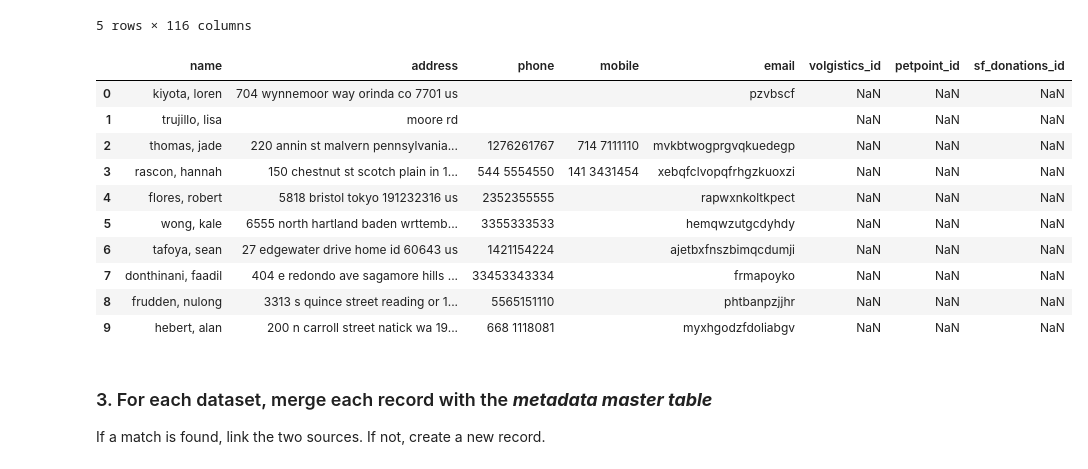
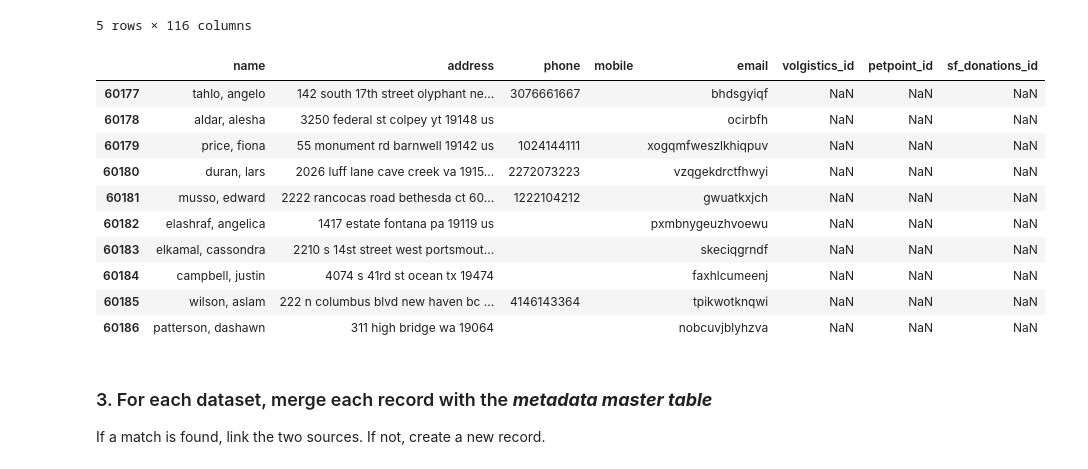
Before and after one commit to CodeForPhilly/paws-data-pipeline, a Jupyter notebook: load_paws_data.ipynb, the cells around one changed output. Drawn from its saved outputs; the diff is of its cells as text; code cells hidden in the pictures.

```diff
--- a/load_paws_data.ipynb
+++ b/load_paws_data.ipynb
@@ -140,14 +141,14 @@ def create_user_master_df(connection, query, *addl_columns):
 
     return df
 # %%
-def standardize_states(state,  min_score=.8):
+def standardize_states(state,  min_ratio=80):
     """
     Taking a state or territory's name as its argument, this function returns
     the 2 letter postal abbreviation. Since the data is human input and
     often misspelled, it relies on a fuzzy match based on the Levenshtein
     Distance.
 
-    If the fuzzy match score is above a minimum (defaulting to 80%) it
+    If the fuzzy match ratio is above a minimum (defaulting to 80%) it
     selects the top match, otherwise it returns a blank.
     """
 
@@ -212,51 +213,73 @@ def standardize_states(state,  min_score=.8):
                      'palau': 'pw',
                      'puerto rico': 'pr',
                      'virgin islands': 'vi'}
+
+    # check if it's 2 letters long and if it is, return it
+    if len(state) <= 2:
+        return state
+
+    # get levenshtein ratio score for every state or territory in the dictionary
+    # and keep only those above the minimum ratio
+    fuzz_ratios = pd.Series(list(state_abbr_dict.keys()), index = state_abbr_dict.keys())
+    fuzz_ratios = fuzz_ratios.apply(lambda x: fuzz.ratio(x, state))
+    fuzz_ratios = fuzz_ratios[fuzz_ratios >= min_ratio]
+
+    # either return the abbreviation for the top scoring state, or if nothing is
+    # over the minimum score return an empty string
+    if len(fuzz_ratios > 0):
+        best_abbr = fuzz_ratios.idxmax()
+        return state_abbr_dict[best_abbr]
+    else:
+        return ''
 # %%
 # create master dataframe using the 'salesforcecontacts' table
 
 sf_cont_query = """SELECT    last_name
                              , first_name
                              , mailing_street as street
                              , mailing_city as city
                              , mailing_state_province as state_etc
                              , mailing_zip_postal_code as zipcode
                              , mailing_country as country
                              , phone
                              , mobile
                              , email
                     FROM     salesforcecontacts"""
 
 ### cleanup still to do in pandas ###
-# street needs to have formatting standardized (eg 19th st vs 19 st, n vs north)- probably want to always go with the shorter version. this will be onerous, but maybe there's a library on github for this. Some of this will just be stripping to letters and numbers, then looking for names like south, avenue, apartment etec and making them the abbreviation- there must be a list of these things, actually Jonathan might have given me code with that list
-# some states are written as full names, some as abbreviations- this won't be so bad, make everything 2 letters, have all fifty states, get a distance score or percentage, take the top one if it's above a cutoff, otherwise leave it blank
+# street needs to have formatting standardized (eg 19th st vs 19 st, n vs north)
 
 master_df = create_user_master_df(conn, sf_cont_query, 'volgistics_id', 'petpoint_id', 'sf_donations_id')
 
 # combine last and first names to make a single name column
 master_df['name'] = master_df['last_name'] + ', ' + master_df['first_name']
 
 # standardize state and territory names to their 2 letter postal abbreviation
 master_df['state_etc'] = master_df['state_etc'].apply(standardize_states)
 
-# make a single address column
+# keep only 5 digit zip code
+master_df['zipcode'] = master_df['zipcode'].str[:5]
+
+# combine address columns to make a single address column
 master_df['address'] = (master_df['street'] + ' ' + master_df['city'] + ' ' + master_df['state_etc'] + ' ' + master_df['zipcode'] + ' ' + master_df['country']).str.strip()
+master_df['address'] = master_df['address'].apply(lambda addy: re.sub(r'\s+', ' ', addy.strip()))
+
 # drop extraneous address columns
 master_df = master_df[['name', 'address', 'phone', 'mobile', 'email', 'volgistics_id', 'petpoint_id', 'sf_donations_id']]
 
-master_df.head(10)
+master_df.tail(10)
 # %% [output]
 |  | name | address | phone | mobile | email | volgistics_id | petpoint_id | sf_donations_id |
-| 0 | kiyota, loren | 704 wynnemoor way orinda co 7701 us |  |  | pzvbscf | NaN | NaN | NaN |
-| 1 | trujillo, lisa | moore rd |  |  |  | NaN | NaN | NaN |
-| 2 | thomas, jade | 220 annin st malvern pennsylvania... | 1276261767 | 714 7111110 | mvkbtwogprgvqkuedegp | NaN | NaN | NaN |
-| 3 | rascon, hannah | 150 chestnut st scotch plain in 1... | 544 5554550 | 141 3431454 | xebqfclvopqfrhgzkuoxzi | NaN | NaN | NaN |
-| 4 | flores, robert | 5818 bristol tokyo 191232316 us | 2352355555 |  | rapwxnkoltkpect | NaN | NaN | NaN |
-| 5 | wong, kale | 6555 north hartland baden wrttemb... | 3355333533 |  | hemqwzutgcdyhdy | NaN | NaN | NaN |
-| 6 | tafoya, sean | 27 edgewater drive home id 60643 us | 1421154224 |  | ajetbxfnszbimqcdumji | NaN | NaN | NaN |
-| 7 | donthinani, faadil | 404 e redondo ave sagamore hills ... | 33453343334 |  | frmapoyko | NaN | NaN | NaN |
-| 8 | frudden, nulong | 3313 s quince street reading or 1... | 5565151110 |  | phtbanpzjjhr | NaN | NaN | NaN |
-| 9 | hebert, alan | 200 n carroll street natick wa 19... | 668 1118081 |  | myxhgodzfdoliabgv | NaN | NaN | NaN |
+| 60177 | tahlo, angelo | 142 south 17th street olyphant ne... | 3076661667 |  | bhdsgyiqf | NaN | NaN | NaN |
+| 60178 | aldar, alesha | 3250 federal st colpey yt 19148 us |  |  | ocirbfh | NaN | NaN | NaN |
+| 60179 | price, fiona | 55 monument rd barnwell 19142 us | 1024144111 |  | xogqmfweszlkhiqpuv | NaN | NaN | NaN |
+| 60180 | duran, lars | 2026 luff lane cave creek va 1915... | 2272073223 |  | vzqgekdrctfhwyi | NaN | NaN | NaN |
+| 60181 | musso, edward | 2222 rancocas road bethesda ct 60... | 1222104212 |  | gwuatkxjch | NaN | NaN | NaN |
+| 60182 | elashraf, angelica | 1417 estate fontana pa 19119 us |  |  | pxmbnygeuzhvoewu | NaN | NaN | NaN |
+| 60183 | elkamal, cassondra | 2210 s 14st street west portsmout... |  |  | skeciqgrndf | NaN | NaN | NaN |
+| 60184 | campbell, justin | 4074 s 41rd st ocean tx 19474 |  |  | faxhlcumeenj | NaN | NaN | NaN |
+| 60185 | wilson, aslam | 222 n columbus blvd new haven bc ... | 4146143364 |  | tpikwotknqwi | NaN | NaN | NaN |
+| 60186 | patterson, dashawn | 311 high bridge wa 19064 |  |  | nobcuvjblyhzva | NaN | NaN | NaN |
 # %% [markdown]
 ### 3. For each dataset, merge each record with the ***metadata master table***
 If a match is found, link the two sources. If not, create a new record. <br/>
```
Also changed, not shown: parts of 2 cells of this notebook.
